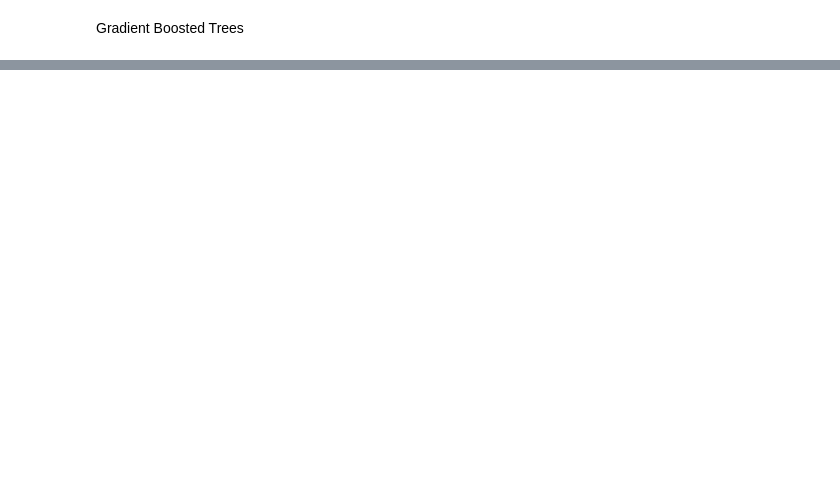
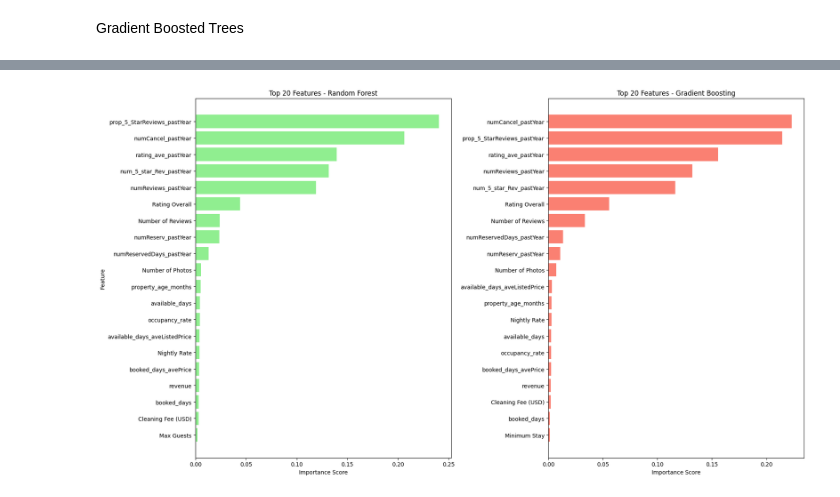
Before and after one commit to Vishnuanand77/airbnb-superhost-prediction, a Jupyter notebook: Superhost_prediction.ipynb, the cells around one changed output, grey strips where cells are left out. Cells and saved outputs as stored; diff of their text form; code cells hidden in the pictures; blank space fills up the shorter version.

```diff
--- a/Superhost_prediction.ipynb
+++ b/Superhost_prediction.ipynb
@@ -687,0 +914,26 @@ Testing AUC: 0.9574
+# %%
+import matplotlib.pyplot as plt
+
+# Subplot layout for side-by-side visualization
+fig, axes = plt.subplots(1, 2, figsize=(18, 10))
+
+# Random Forest Top 20 Features
+top_20_rf = feature_importance_df_random_forest.head(20)
+axes[0].barh(top_20_rf['Feature'], top_20_rf['Importance'], color='lightgreen')
+axes[0].set_title('Top 20 Features - Random Forest')
+axes[0].set_xlabel('Importance Score')
+axes[0].set_ylabel('Feature')
+axes[0].invert_yaxis()
+
+# Gradient Boosting Top 20 Features
+top_20_gb = feature_importance_df_gb.head(20)
+axes[1].barh(top_20_gb['Feature'], top_20_gb['Importance'], color='salmon')
+axes[1].set_title('Top 20 Features - Gradient Boosting')
+axes[1].set_xlabel('Importance Score')
+axes[1].invert_yaxis()
+
+# Adjust layout and show plot
+plt.tight_layout()
+plt.show()
+# %% [output]
+[figure, added]
```
Also changed, not shown: parts of 9 cells of this notebook.
